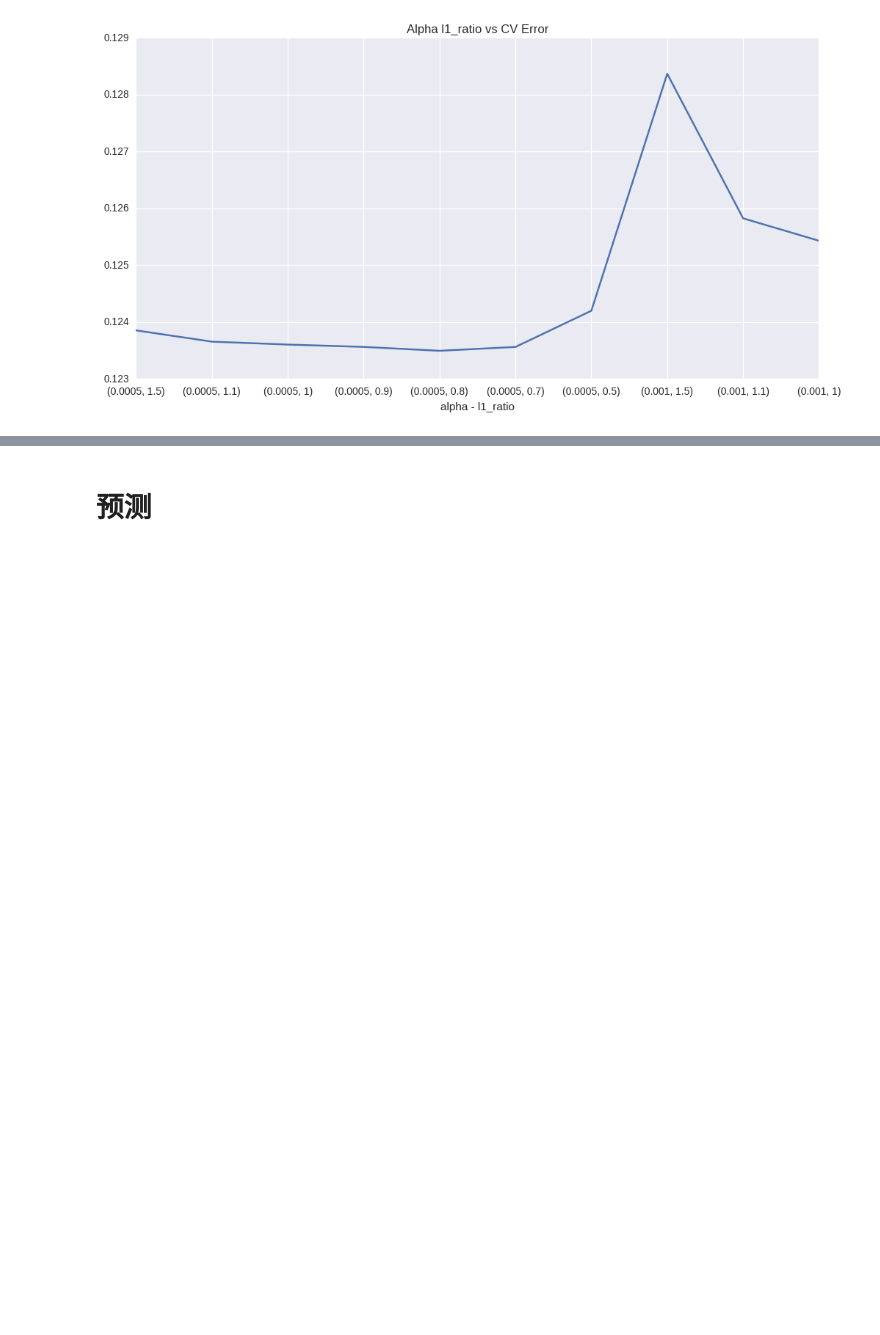
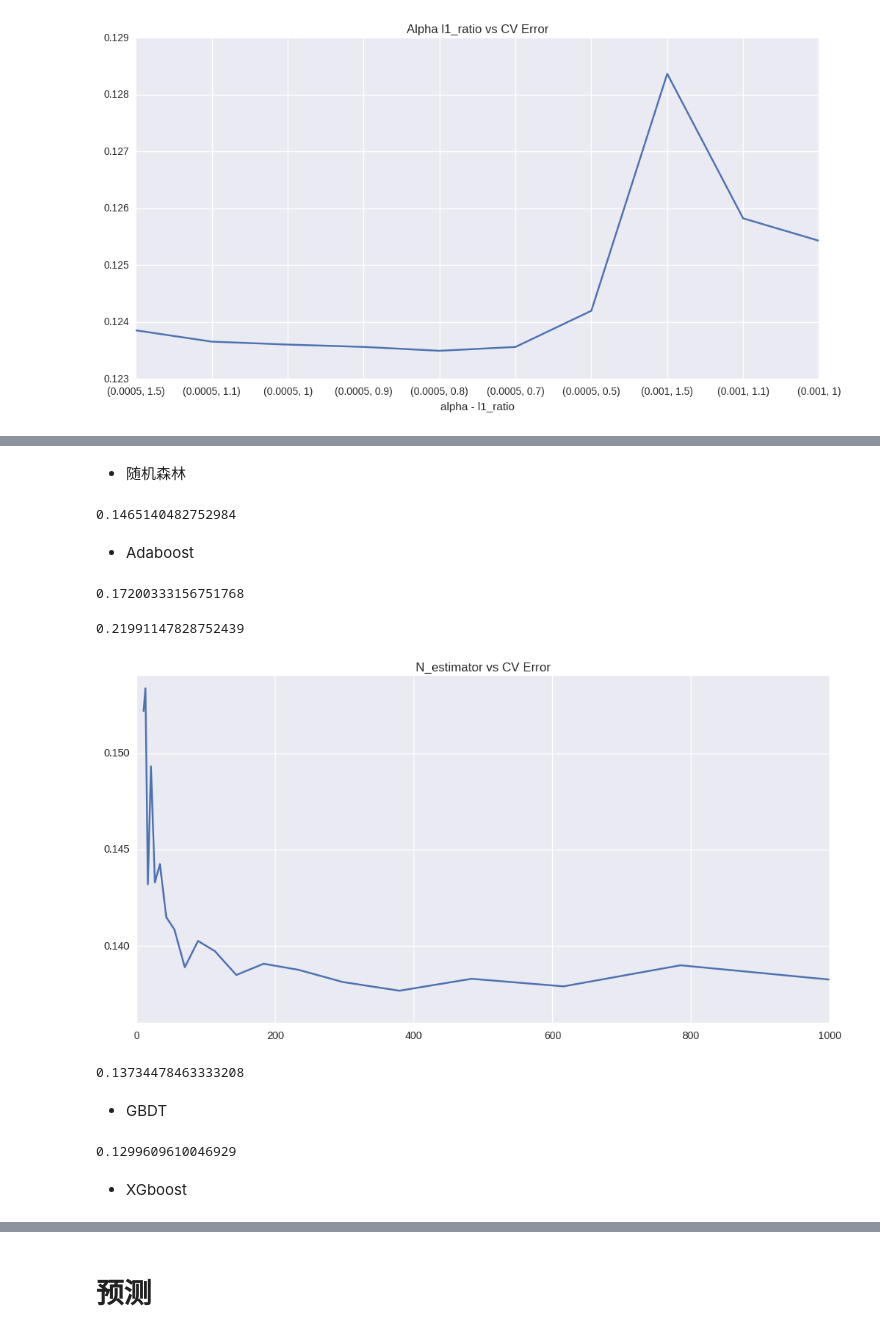
Before and after one commit to ShawnXiha/House-Prices-Advanced-Regression-Techniques, a Jupyter notebook: 高级回归技术应用：预测房价.ipynb, the cells around one changed output, grey strips where cells are left out. Drawn from its saved outputs; the diff is of its cells as text; code cells hidden in the pictures; blank space fills up the shorter version.

```diff
--- a/高级回归技术应用：预测房价.ipynb
+++ b/高级回归技术应用：预测房价.ipynb
@@ -386,0 +391,49 @@ np.sqrt(-cross_val_score(bagged_3, X_train, y_train, cv=10, scoring='neg_mean_sq
+# %% [markdown]
+* 随机森林
+# %%
+from sklearn.ensemble import RandomForestRegressor
+np.sqrt(-cross_val_score(RandomForestRegressor(), X_train, y_train, cv=10, scoring='neg_mean_squared_error')).mean()
+# %% [output]
+0.1465140482752984
+# %% [markdown]
+* Adaboost
+# %%
+from sklearn.ensemble import AdaBoostRegressor
+np.sqrt(-cross_val_score(AdaBoostRegressor(base_estimator=bestclf1, n_estimators=100), X_train, y_train, cv=10, scoring='neg_mean_squared_error')).mean()
+# %% [output]
+0.17200333156751768
+# %%
+np.sqrt(-cross_val_score(AdaBoostRegressor(base_estimator=LinearRegression(), n_estimators=100), X_train, y_train, cv=10, scoring='neg_mean_squared_error')).mean()
+# %% [output]
+0.21991147828752439
+# %%
+from sklearn.tree import DecisionTreeRegressor
+ns = np.logspace(1, 3, 20)
+test_scores = []
+for n in ns:
+    n = int(n)
+    clf = Ridge(alpha)
+    test_score = np.sqrt(-cross_val_score(AdaBoostRegressor(base_estimator=DecisionTreeRegressor(), n_estimators=n), X_train, y_train, cv=10, scoring='neg_mean_squared_error'))
+    test_scores.append(np.mean(test_score))
+
+plt.plot(ns, test_scores)
+plt.title("N_estimator vs CV Error");
+# %% [output]
+[figure, added]
+# %%
+from sklearn.tree import DecisionTreeRegressor
+
+np.sqrt(-cross_val_score(AdaBoostRegressor(base_estimator=DecisionTreeRegressor(), n_estimators=380), X_train, y_train, cv=10, scoring='neg_mean_squared_error')).mean()
+# %% [output]
+0.13734478463333208
+# %% [markdown]
+* GBDT
+# %%
+from sklearn.ensemble import GradientBoostingRegressor
+params = {'n_estimators': 500, 'max_depth': 4, 'min_samples_split': 2,
+          'learning_rate': 0.01, 'loss': 'ls'}
+np.sqrt(-cross_val_score(GradientBoostingRegressor(**params), X_train, y_train, cv=10, scoring='neg_mean_squared_error')).mean()
+# %% [output]
+0.1299609610046929
+# %% [markdown]
+* XGboost
```
Also changed, not shown: parts of 10 cells of this notebook, 1 other file.
